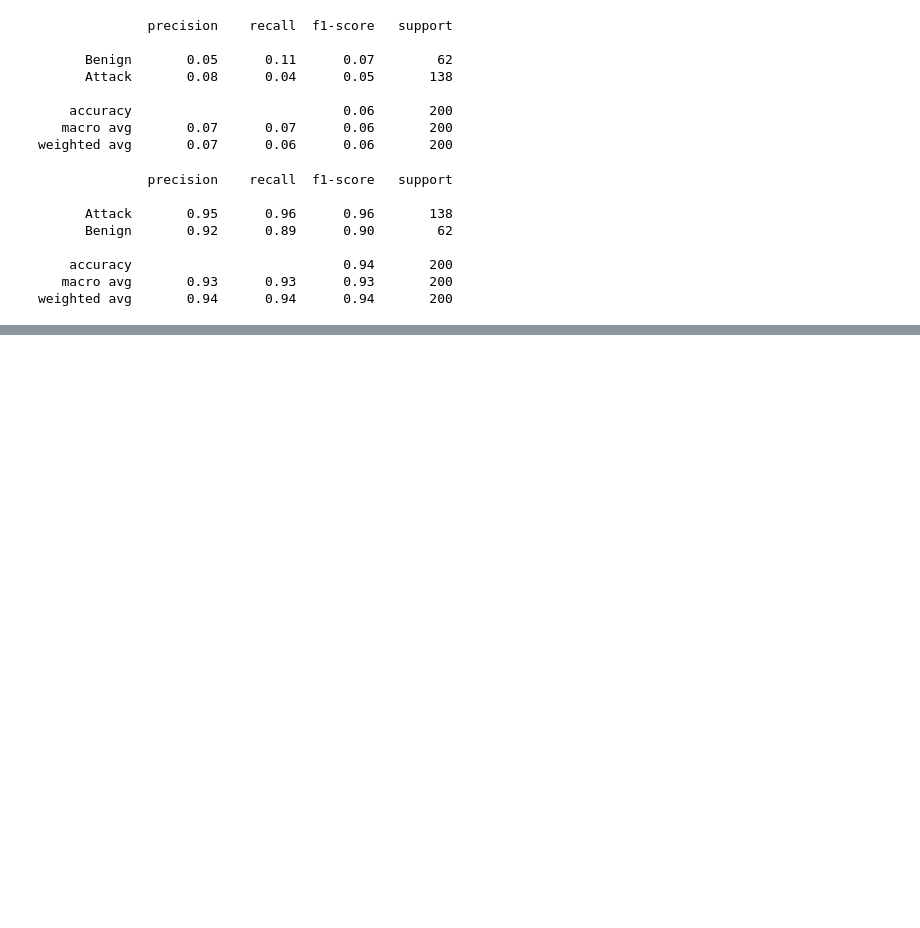
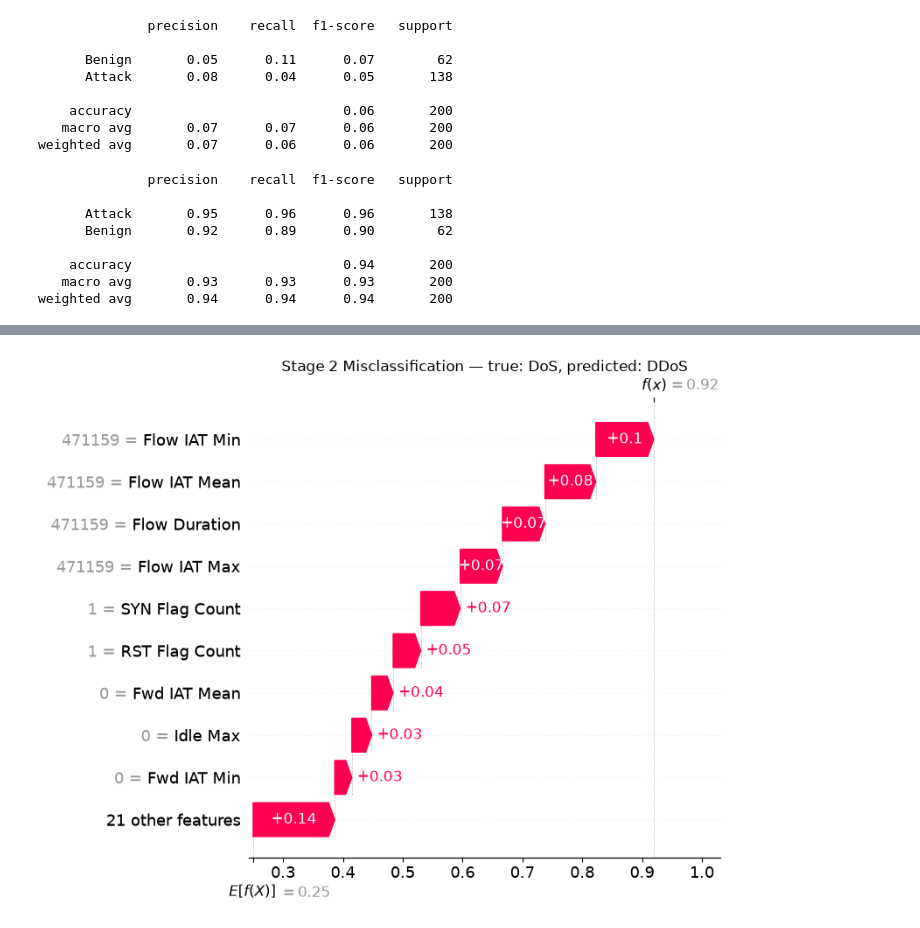
Before and after one commit to SimrahRuqiya/flat-vs-hierarchical-ml-research, a Jupyter notebook: notebooks/07_shap_final.ipynb, the cells around one changed output, grey strips where cells are left out. Drawn from its saved outputs; the diff is of its cells as text; code cells hidden in the pictures; blank space fills up the shorter version.

```diff
--- a/notebooks/07_shap_final.ipynb
+++ b/notebooks/07_shap_final.ipynb
@@ -598,0 +695,39 @@ weighted avg       0.94      0.94      0.94       200
+# %%
+# Case 2: Stage 2 BRF misclassification — DoS predicted as DDoS
+mistyped_sample_idx = 152485
+mistyped_sample = X_test.loc[[mistyped_sample_idx]]
+
+explainer_s2 = shap.TreeExplainer(stage2_brf_model)
+sv_mistyped = explainer_s2.shap_values(mistyped_sample)
+
+# Stage 2 predicted class was 0 (model's internal encoding) which corrects to true label 1 = DDoS
+predicted_internal_class = 0  # DDoS in model's internal 0-indexed encoding
+
+if isinstance(sv_mistyped, list):
+    sv_mistyped_plot = sv_mistyped[predicted_internal_class][0]
+    ev_mistyped = explainer_s2.expected_value[predicted_internal_class]
+elif isinstance(sv_mistyped, np.ndarray) and sv_mistyped.ndim == 3:
+    sv_mistyped_plot = sv_mistyped[0, :, predicted_internal_class]
+    ev_mistyped = explainer_s2.expected_value[predicted_internal_class]
+else:
+    sv_mistyped_plot = sv_mistyped[0]
+    ev_mistyped = explainer_s2.expected_value
+
+true_class = LABEL_MAP[y_test.loc[mistyped_sample_idx]]
+
+shap.waterfall_plot(
+    shap.Explanation(
+        values=sv_mistyped_plot,
+        base_values=ev_mistyped,
+        data=mistyped_sample.values[0],
+        feature_names=feature_names
+    ),
+    show=False
+)
+plt.title(f"Stage 2 Misclassification — true: {true_class}, predicted: DDoS")
+plt.tight_layout()
+plt.savefig('../results/shap/error_stage2_mistyped.png', dpi=150, bbox_inches='tight')
+plt.show()
+plt.close()
+# %% [output]
+[figure, added]
```
Also changed, not shown: parts of 5 cells of this notebook, 2 other files.
